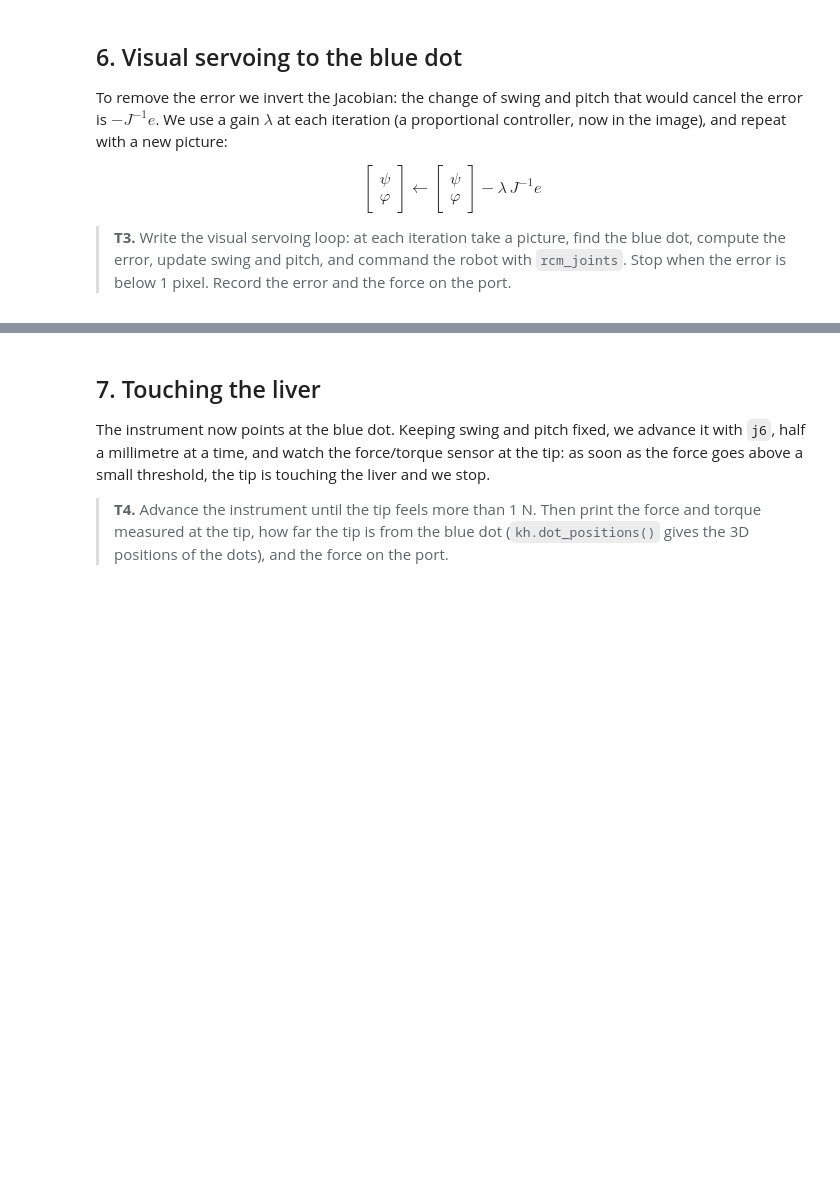
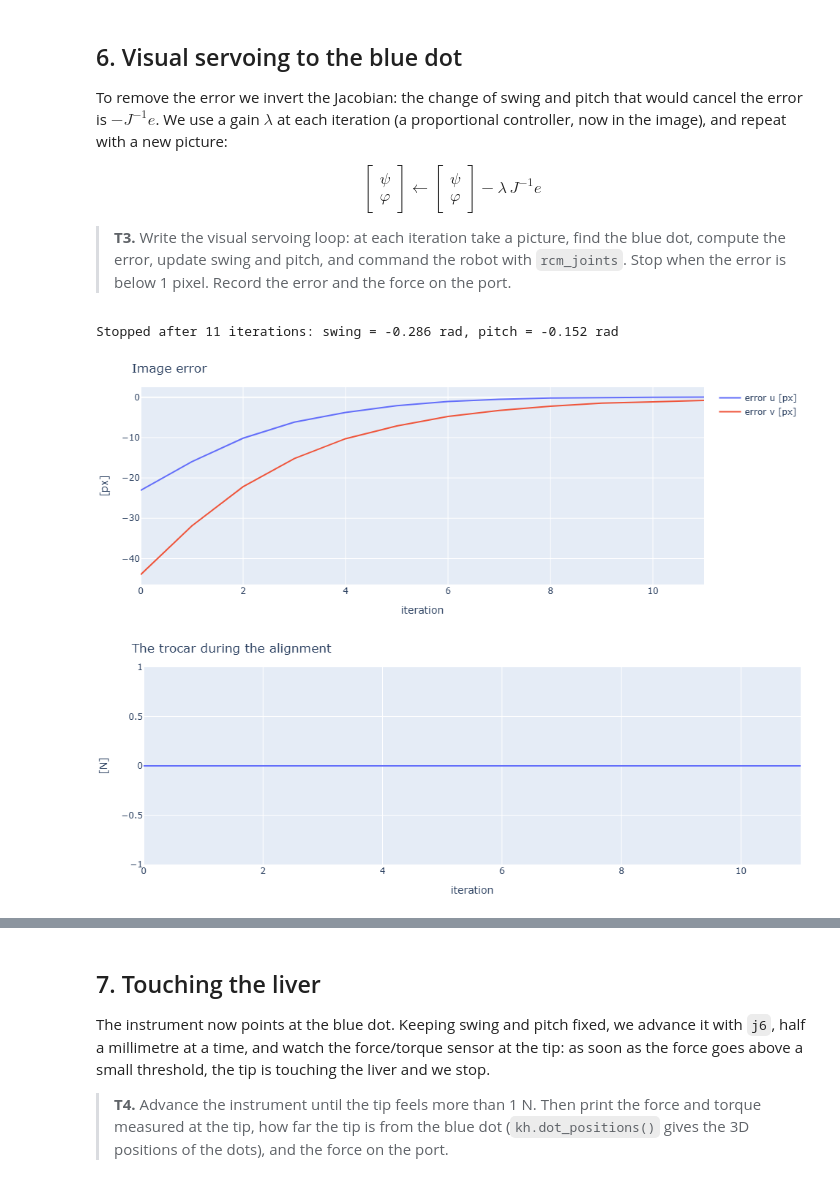
Before and after one commit to FonfasV/robmed-group-1, a Jupyter notebook: week-4/robmed_visservo.ipynb, the cells around one changed output, grey strips where cells are left out. Cells and saved outputs as stored; diff of their text form; code cells hidden in the pictures; blank space fills up the shorter version.

```diff
--- a/week-4/robmed_visservo.ipynb
+++ b/week-4/robmed_visservo.ipynb
@@ -350,6 +350,7 @@ $$\begin{bmatrix} \psi \\ \varphi \end{bmatrix} \leftarrow \begin{bmatrix} \psi
 
 > **T3.** Write the visual servoing loop: at each iteration take a picture, find the blue dot, compute the error, update swing and pitch, and command the robot with `rcm_joints`. Stop when the error is below 1 pixel. Record the error and the force on the port.
 # %%
+move_to(0.0, 0.0, 0.0, steps=240)
 gain = 0.3                 # fraction of the correction applied per iteration [-]
 steps_per_iteration = 24   # time steps between pictures (0.1 s)
 max_iterations = 60
@@ -361,36 +362,40 @@ insertion = 0.0
 target = kh.desired_dot_pixel(robot, "blue", insertion)
 
 iteration_log, error_u_log, error_v_log, force_log = [], [], [], []
 
 for iteration in range(max_iterations):
     #TODO: Get blue dot position
-    # pixel =
+    pixel = dot_pixel(robot, "blue")
 
     #TODO Compute error in image
-    # image_error =
+    image_error = pixel - target
 
 
     iteration_log.append(iteration)
     error_u_log.append(image_error[0])
     error_v_log.append(image_error[1])
     force_log.append(np.linalg.norm(kh.port_force(robot, port)))
 
     #If error is small, stop
     if np.linalg.norm(image_error) < tolerance:
         break
 
     # TODO: Use correction=np.linalg.solve(A,b) to solve A^-1*b
-    # correction =
+    correction = np.linalg.solve(J,image_error)
     swing = swing - gain * correction[0]
     pitch = pitch - gain * correction[1]
 
     move_to(swing, pitch, insertion, steps_per_iteration)
 
 print(f"Stopped after {iteration} iterations: swing = {swing:.3f} rad, pitch = {pitch:.3f} rad")
 kh.plot_series(iteration_log, {"error u [px]": error_u_log, "error v [px]": error_v_log},
                xlabel="iteration", ylabel="[px]", title="Image error")
 kh.plot_series(iteration_log, {"force on the port [N]": force_log},
                xlabel="iteration", ylabel="[N]", title="The trocar during the alignment")
+# %% [output]
+Stopped after 11 iterations: swing = -0.286 rad, pitch = -0.152 rad
+[figure, added]
+[figure, added]
 # %%
 rgb, _ = kh.get_camera_image(robot)
 kh.show_image(rgb, title="After alignment", dots=kh.find_dots(rgb),
```
Also changed, not shown: parts of 13 cells of this notebook.
